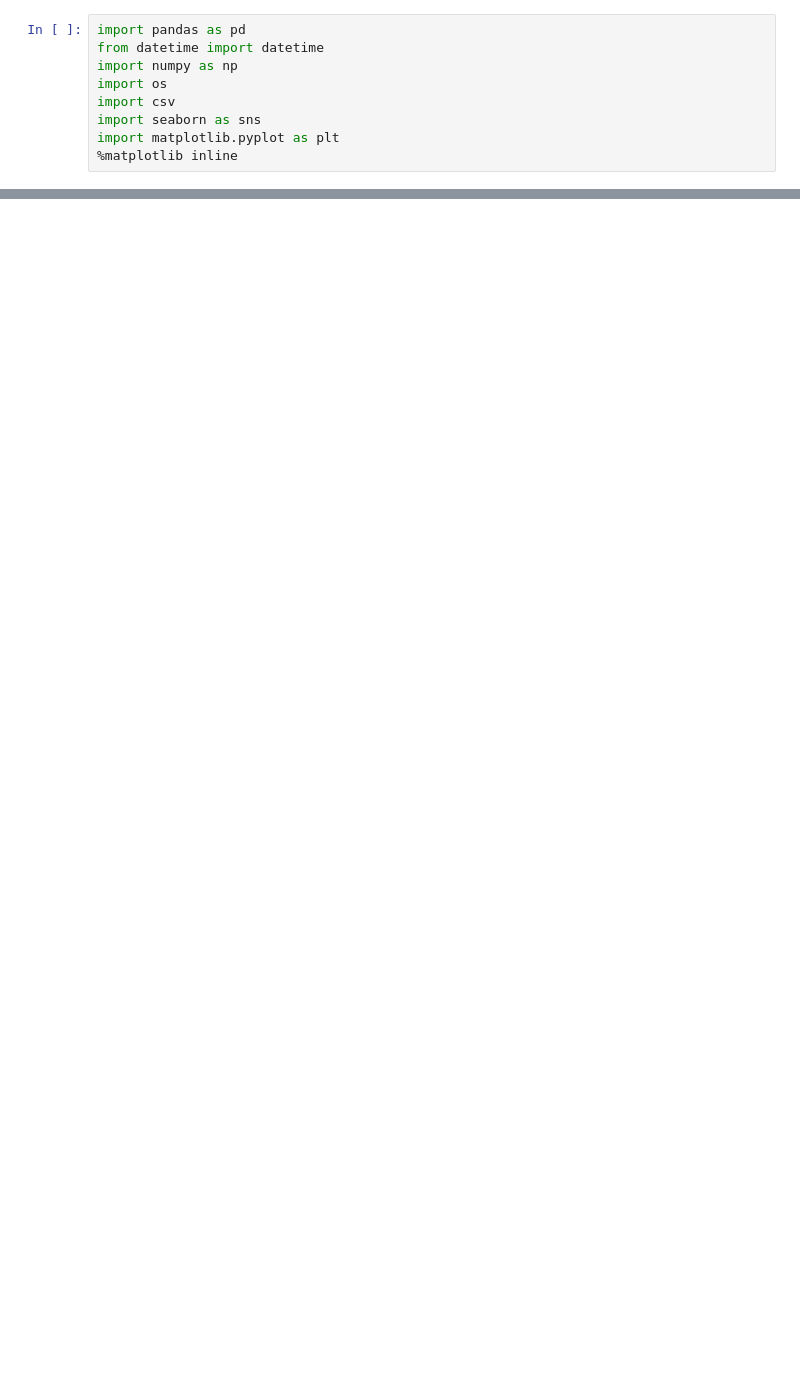
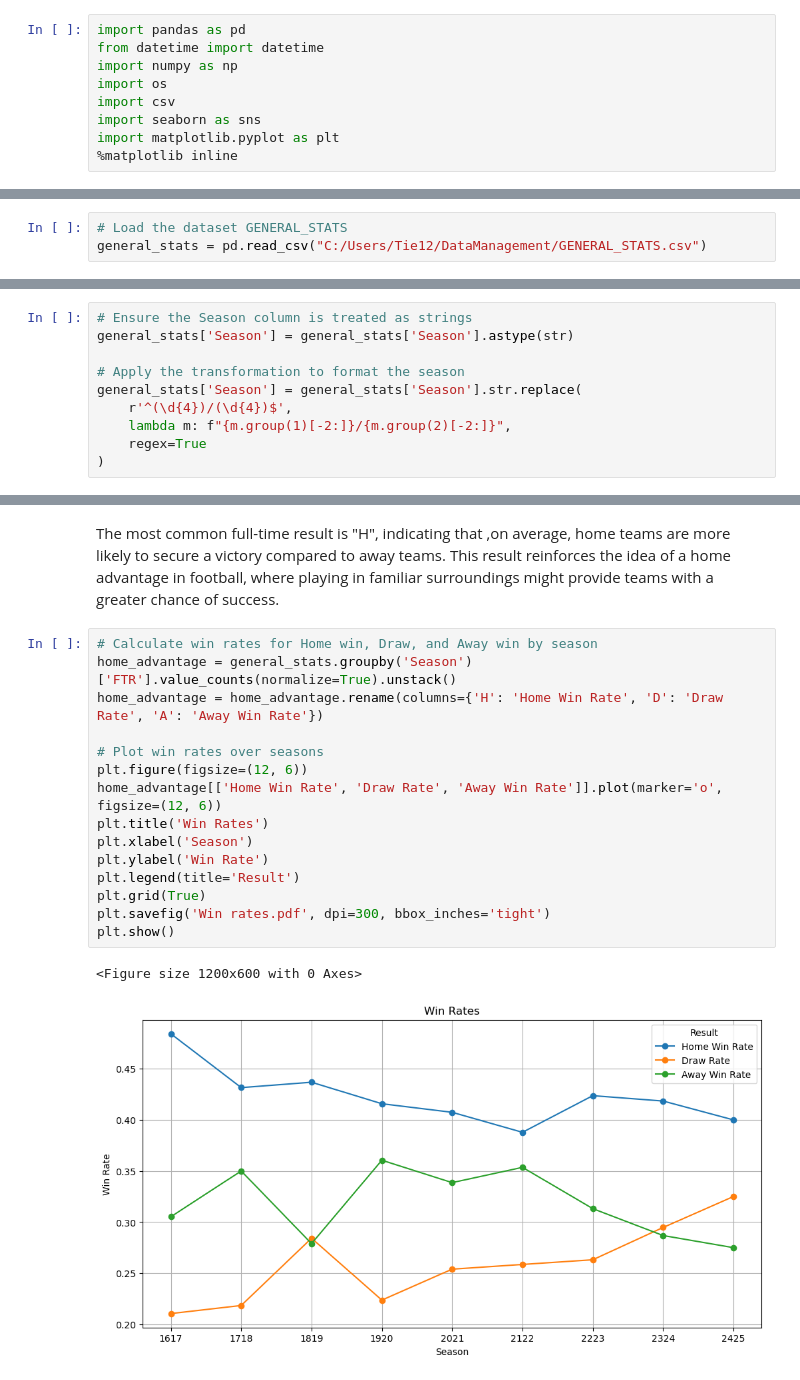
Before and after one commit to giuseppe-evola/Predict-Serie-A-matches-implement-Betting-strategy, a Jupyter notebook: Data_analysis.ipynb, the cells around one changed output, grey strips where cells are left out. Cells and saved outputs as stored; diff of their text form; blank space fills up the shorter version.

```diff
--- a/Data_analysis.ipynb
+++ b/Data_analysis.ipynb
@@ -78,0 +10,3 @@ ISPIRAZIONE:
+# %%
+# Load the dataset GENERAL_STATS
+general_stats = pd.read_csv("C:/Users/Tie12/DataManagement/GENERAL_STATS.csv")
@@ -78,0 +20,10 @@ ISPIRAZIONE:
+# %%
+# Ensure the Season column is treated as strings
+general_stats['Season'] = general_stats['Season'].astype(str)
+
+# Apply the transformation to format the season
+general_stats['Season'] = general_stats['Season'].str.replace(
+    r'^(\d{4})/(\d{4})$',
+    lambda m: f"{m.group(1)[-2:]}/{m.group(2)[-2:]}",
+    regex=True
+)
@@ -78,0 +36,20 @@ ISPIRAZIONE:
+# %% [markdown]
+The most common full-time result is "H", indicating that ,on average, home teams are more likely to secure a victory compared to away teams. This result reinforces the idea of a home advantage in football, where playing in familiar surroundings might provide teams with a greater chance of success.
+# %%
+# Calculate win rates for Home win, Draw, and Away win by season
+home_advantage = general_stats.groupby('Season')['FTR'].value_counts(normalize=True).unstack()
+home_advantage = home_advantage.rename(columns={'H': 'Home Win Rate', 'D': 'Draw Rate', 'A': 'Away Win Rate'})
+
+# Plot win rates over seasons
+plt.figure(figsize=(12, 6))
+home_advantage[['Home Win Rate', 'Draw Rate', 'Away Win Rate']].plot(marker='o', figsize=(12, 6))
+plt.title('Win Rates')
+plt.xlabel('Season')
+plt.ylabel('Win Rate')
+plt.legend(title='Result')
+plt.grid(True)
+plt.savefig('Win rates.pdf', dpi=300, bbox_inches='tight')
+plt.show()
+# %% [output]
+<Figure size 1200x600 with 0 Axes>
+[figure, added]
```
Also changed, not shown: parts of 57 cells of this notebook.
